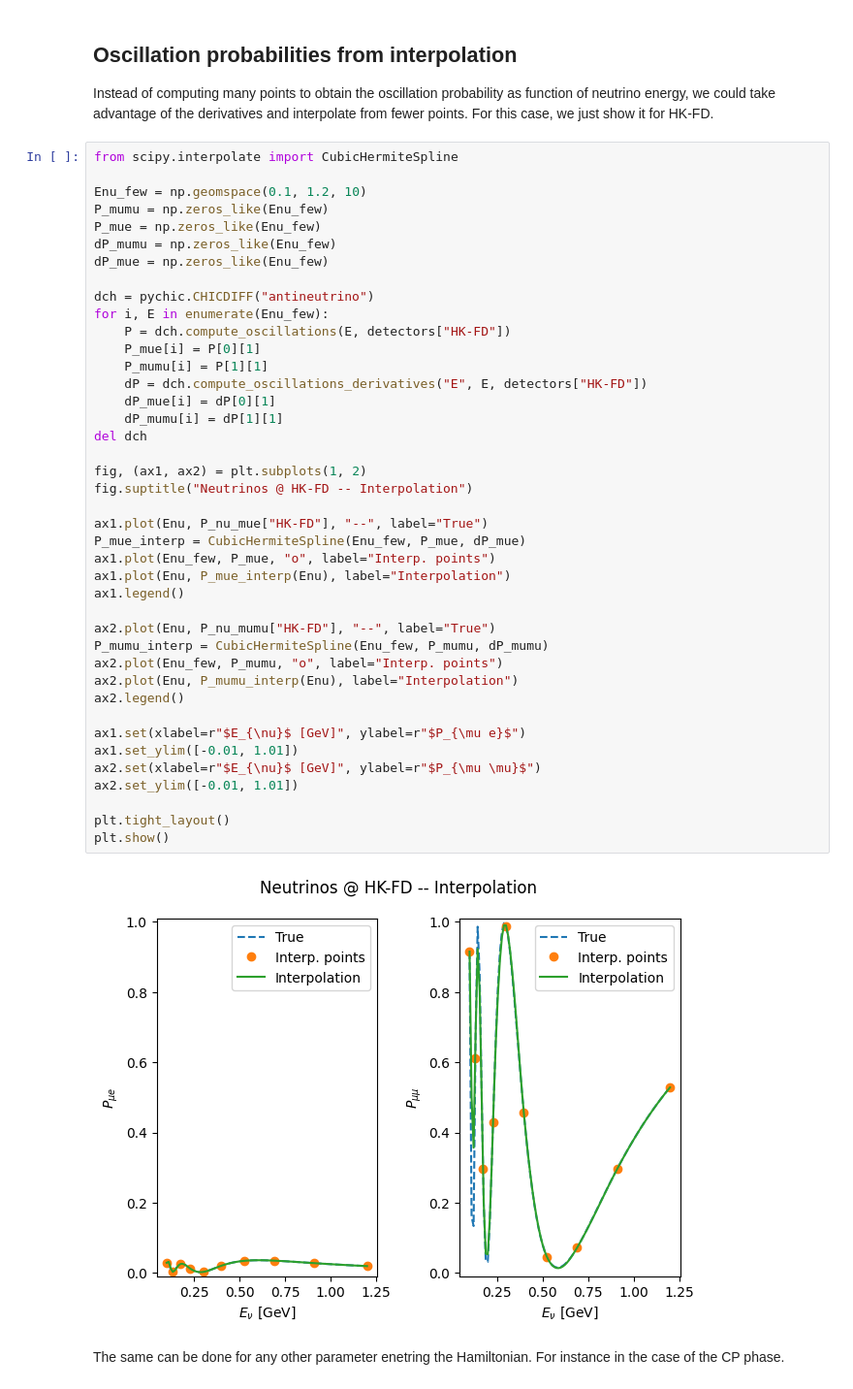
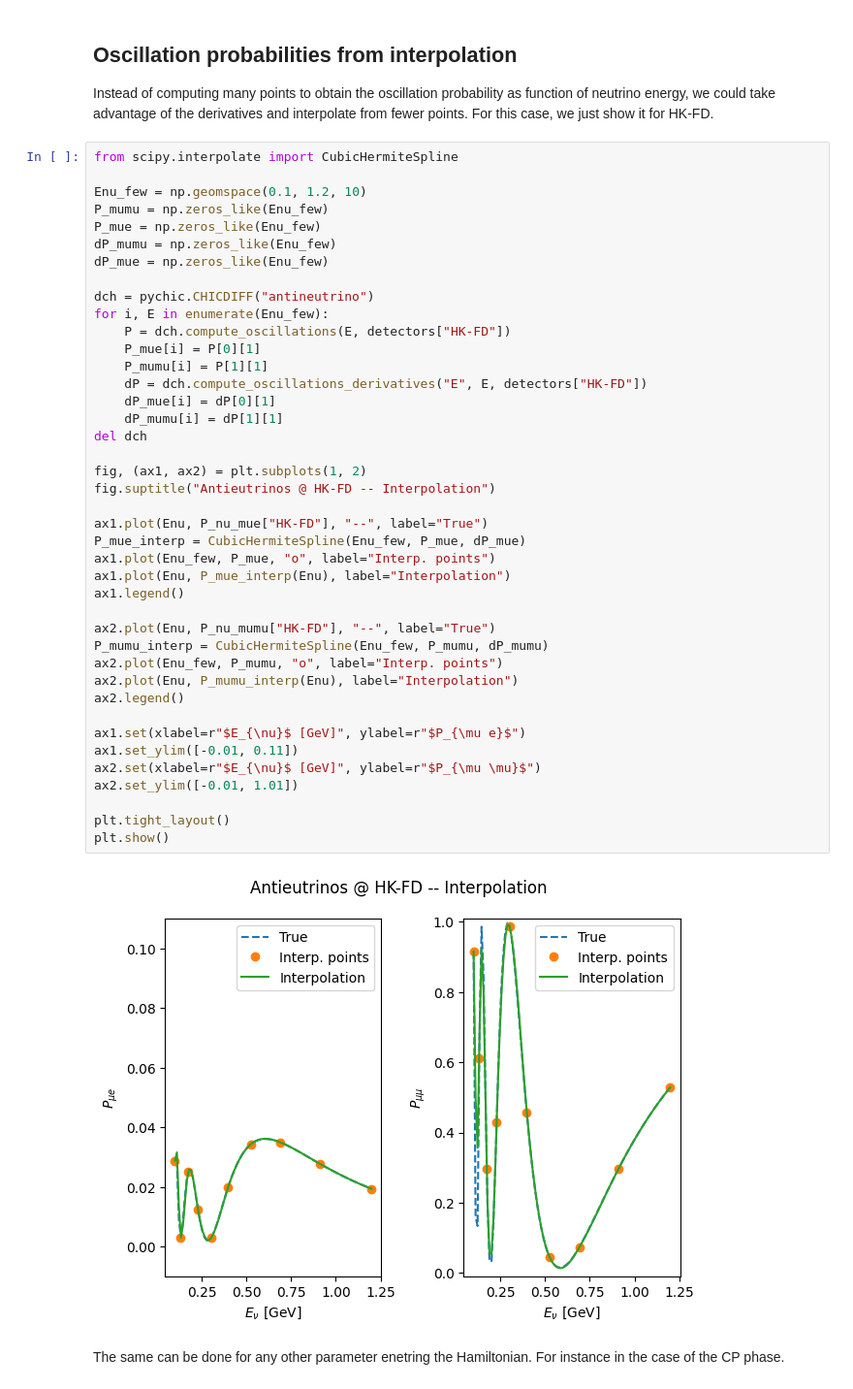
Before and after one commit to pabloferm/CHIC, a Jupyter notebook: examples/python/example.ipynb, the cells around one changed output. Shown at 97% size. Drawn from its saved outputs; the diff is of its cells as text.

```diff
--- a/examples/python/example.ipynb
+++ b/examples/python/example.ipynb
@@ -95,36 +95,36 @@ dch = pychic.CHICDIFF("antineutrino")
 for i, E in enumerate(Enu_few):
     P = dch.compute_oscillations(E, detectors["HK-FD"])
     P_mue[i] = P[0][1]
     P_mumu[i] = P[1][1]
     dP = dch.compute_oscillations_derivatives("E", E, detectors["HK-FD"])
     dP_mue[i] = dP[0][1]
     dP_mumu[i] = dP[1][1]
 del dch
 
 fig, (ax1, ax2) = plt.subplots(1, 2)
-fig.suptitle("Neutrinos @ HK-FD -- Interpolation")
+fig.suptitle("Antieutrinos @ HK-FD -- Interpolation")
 
 ax1.plot(Enu, P_nu_mue["HK-FD"], "--", label="True")
 P_mue_interp = CubicHermiteSpline(Enu_few, P_mue, dP_mue)
 ax1.plot(Enu_few, P_mue, "o", label="Interp. points")
 ax1.plot(Enu, P_mue_interp(Enu), label="Interpolation")
 ax1.legend()
 
 ax2.plot(Enu, P_nu_mumu["HK-FD"], "--", label="True")
 P_mumu_interp = CubicHermiteSpline(Enu_few, P_mumu, dP_mumu)
 ax2.plot(Enu_few, P_mumu, "o", label="Interp. points")
 ax2.plot(Enu, P_mumu_interp(Enu), label="Interpolation")
 ax2.legend()
 
 ax1.set(xlabel=r"$E_{\nu}$ [GeV]", ylabel=r"$P_{\mu e}$")
-ax1.set_ylim([-0.01, 1.01])
+ax1.set_ylim([-0.01, 0.11])
 ax2.set(xlabel=r"$E_{\nu}$ [GeV]", ylabel=r"$P_{\mu \mu}$")
 ax2.set_ylim([-0.01, 1.01])
 
 plt.tight_layout()
 plt.show()
 # %% [output]
-[figure, old version]
+[figure, new version]
 # %% [markdown]
 The same can be done for any other parameter enetring the Hamiltonian. For instance in the case of the CP phase.
 # %%
```
Also changed, not shown: parts of 4 cells of this notebook, 8 other files.
